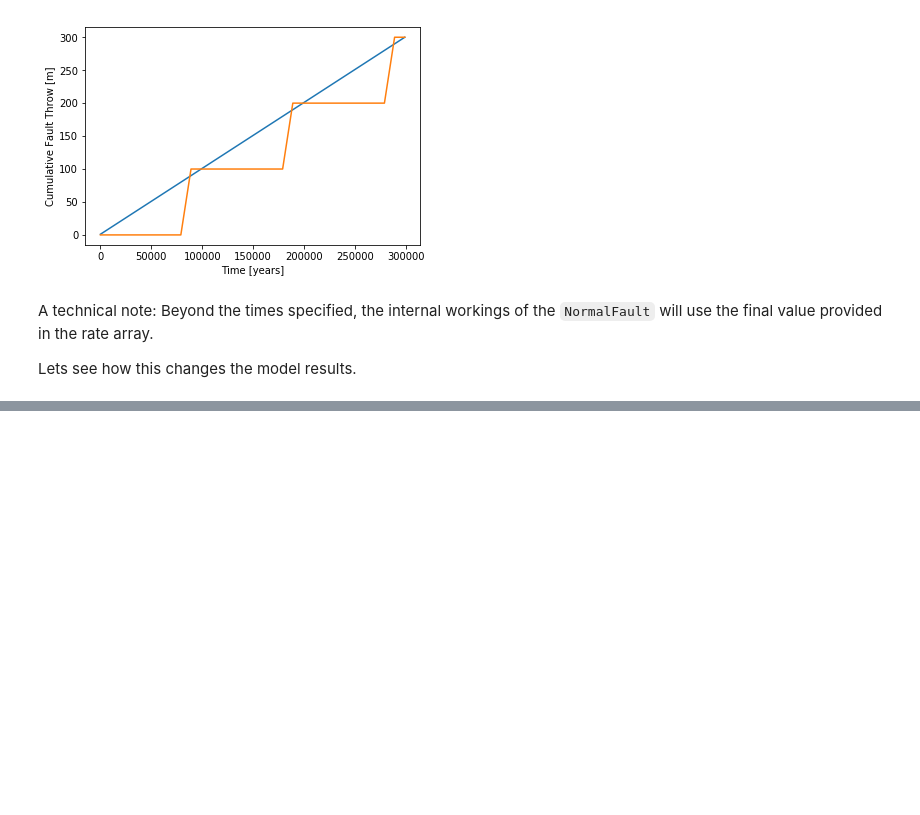
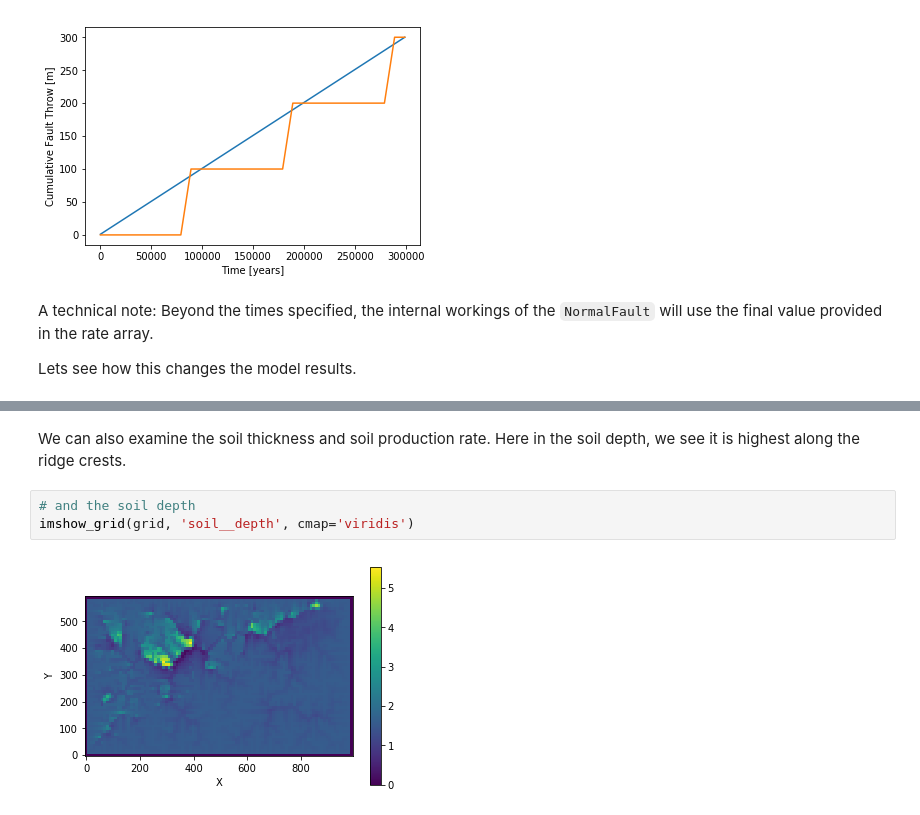
Before and after one commit to landlab/tutorials, a Jupyter notebook: normal_fault/normal_fault_component_tutorial.ipynb, the cells around one changed output, grey strips where cells are left out. Cells and saved outputs as stored; diff of their text form; blank space fills up the shorter version.

```diff
--- a/normal_fault/normal_fault_component_tutorial.ipynb
+++ b/normal_fault/normal_fault_component_tutorial.ipynb
@@ -253,0 +341,7 @@ As you can see the resulting topography is very different than in the case with
+# %% [markdown]
+We can also examine the soil thickness and soil production rate. Here in the soil depth, we see it is highest along the ridge crests.
+# %%
+# and the soil depth
+imshow_grid(grid, 'soil__depth', cmap='viridis')
+# %% [output]
+[figure, added]
```
Also changed, not shown: parts of 11 cells of this notebook.
